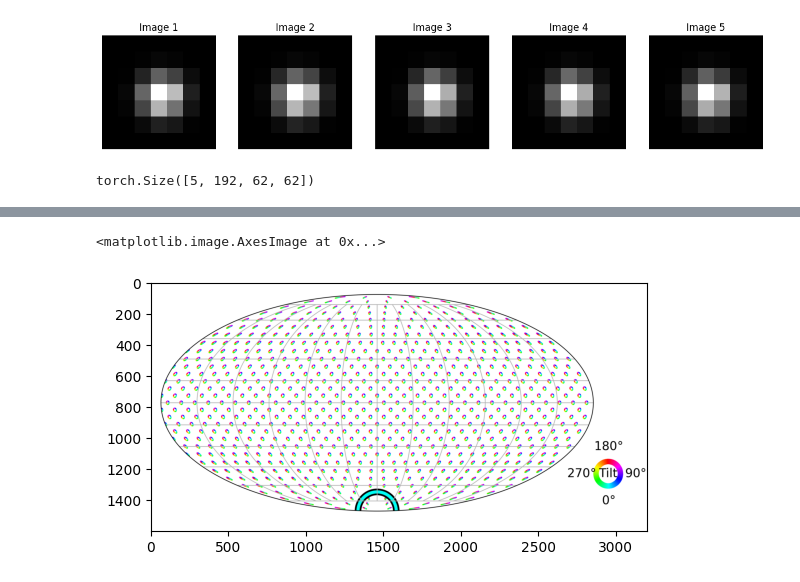
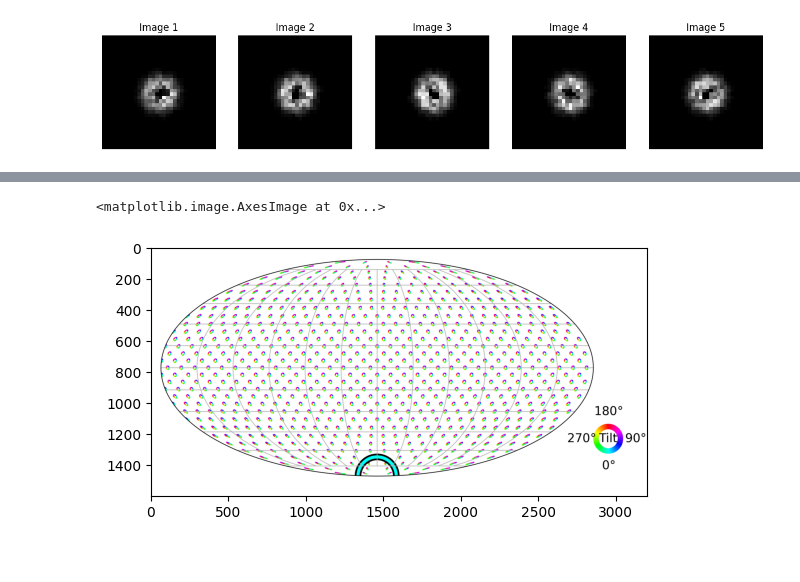
Before and after one commit to zhantaochen/neurorient, a Jupyter notebook: escnn_model.ipynb, the cells around one changed output, grey strips where cells are left out. Drawn from its saved outputs; the diff is of its cells as text; code cells hidden in the pictures.

```diff
--- a/escnn_model.ipynb
+++ b/escnn_model.ipynb
@@ -20,7 +20,8 @@ from neurorient.predictors import BaseSO3Predictor, I2S
 from neurorient.external.image2sphere import so3_healpix_grid, flat_wigner, wigner_D, plot_so3_distribution
 # %%
 model = I2S(
-    encoder='steerablecnn',
+    encoder='e2wrn',
     encoder_input_shape=(1, 128, 128),
-    eval_wigners_file='/pscratch/sd/z/zhantao/neurorient_repo/data/eval_wigners_lmax6_rec5.pt')
+    eval_wigners_file='/pscratch/sd/z/zhantao/neurorient_repo/data/eval_wigners_lmax6_rec5.pt'
+    )
 # %% [output]
@@ -103,8 +83,4 @@ display_images(images[:,0], columns=8, vmax=3)
 # %%
-display_images(img_embed[:,:8].mean(dim=1), columns=8)
+display_images(img_embed[:,4], columns=8)
 # %% [output]
-[figure, old version]
+[figure, new version]
-# %%
-model.encoder.feat_after_pool1.shape
-# %% [output]
-torch.Size([5, 192, 62, 62])
```
Also changed, not shown: parts of 29 cells of this notebook, 20 other files.
